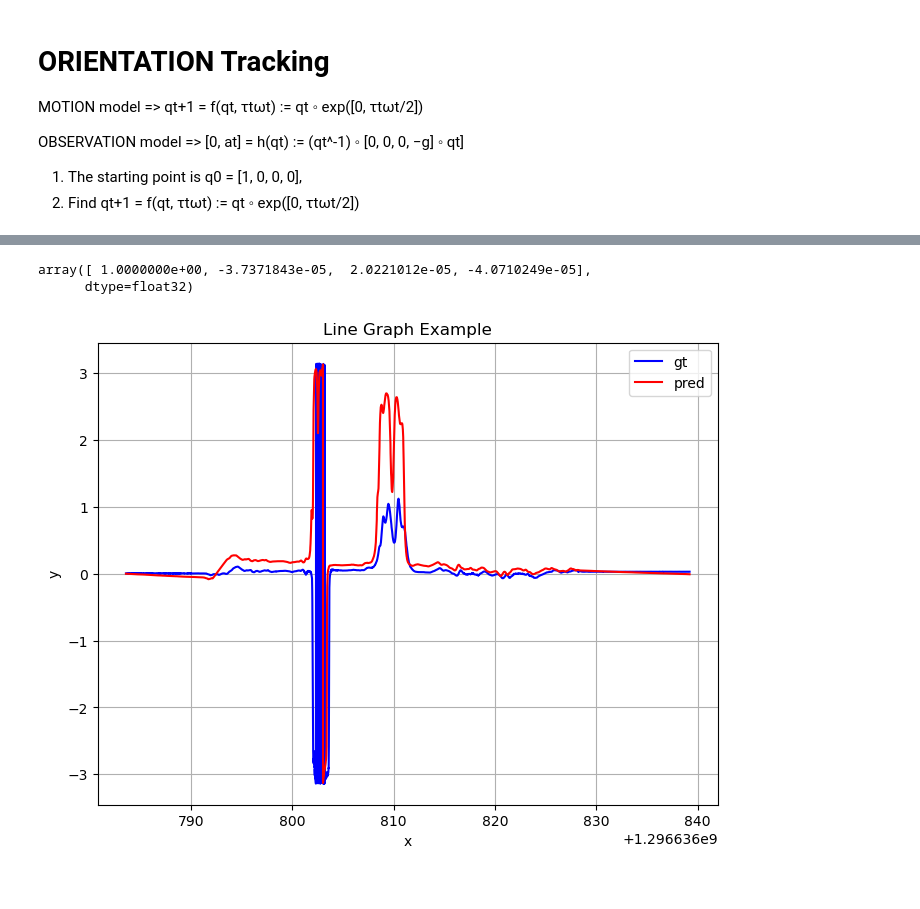
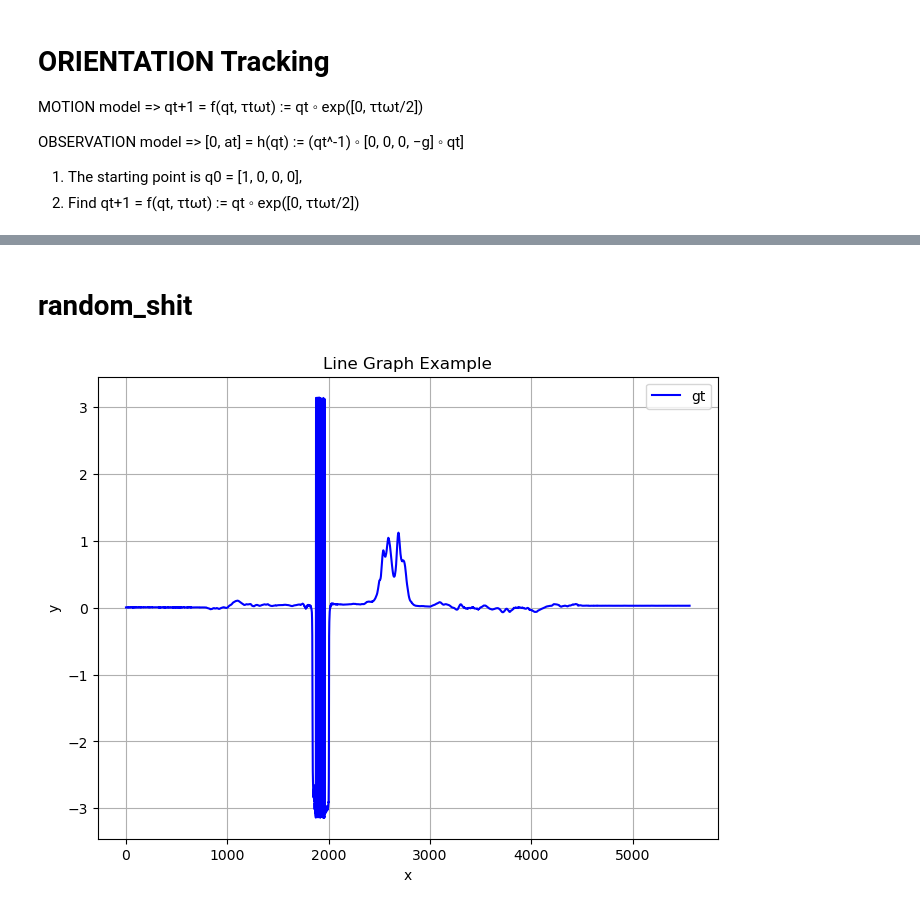
Before and after one commit to bharathraam29/orientation_tracking, a Jupyter notebook: code/scratch_28_jan.ipynb, the cells around one changed output, grey strips where cells are left out. Saved outputs shown, nothing was run; the diff lists cells and outputs as text; code cells hidden in the pictures.

```diff
--- a/code/scratch_28_jan.ipynb
+++ b/code/scratch_28_jan.ipynb
@@ -19,9 +22,11 @@ data_base_path= "/home/bradhakrishnan/ECE276A_PR1/data/"
 import jax
 import jax.numpy as jnp
 import numpy as np
-imud, vicd, camd=load_data.load_dataset(3)
+imud, vicd, camd=load_data.load_dataset(1)
 # vicd_data = jnp.array(vicd['rots'])
 # vicd_ts = jnp.array(vicd['ts'], dtype=np.float64)
 vicd_data=vicd['rots']
 vicd_ts=vicd['ts']
+imu_data= imud
+jax.config.update("jax_enable_x64", True)
 # %% [output]
@@ -222,3 +300,5 @@ pred_qts[:, 2000] , calibrated_imu[4:,2000]
+# %% [markdown]
+# random_shit
 # %%
 gt_roll=[0]* vicd_data.shape[-1]
 gt_pitch=[0]* vicd_data.shape[-1]
@@ -234,5 +313,0 @@ for idx in range(vicd_data.shape[-1]):
-# %%
-pred_qts[:, 1]
-# %% [output]
-array([ 1.0000000e+00, -3.7371843e-05,  2.0221012e-05, -4.0710249e-05],
-      dtype=float32)
@@ -241,21 +314,22 @@ import matplotlib.pyplot as plt
 # %%
+import matplotlib.pyplot as plt
 # Create a figure and axis
 plt.figure(figsize=(8, 6))
 
 # Plot a line graph
-plt.plot(vicd_ts[0,:], gt_yaw , label='gt', color='blue')
-plt.plot(vicd_ts[0,:], pred_yaw, label='pred', color='red')
+plt.plot(gt_yaw, label='gt', color='blue')
+# plt.plot(pred_pitch, label='pred', color='red')
 
 # Adding title and labels
 plt.title('Line Graph Example')
 plt.xlabel('x')
 plt.ylabel('y')
 
 # Adding a legend
 plt.legend()
 
 # Show the plot
 plt.grid(True)
 plt.show()
 # %% [output]
-[figure, old version]
+[figure, new version]
```
Also changed, not shown: parts of 33 cells of this notebook.
